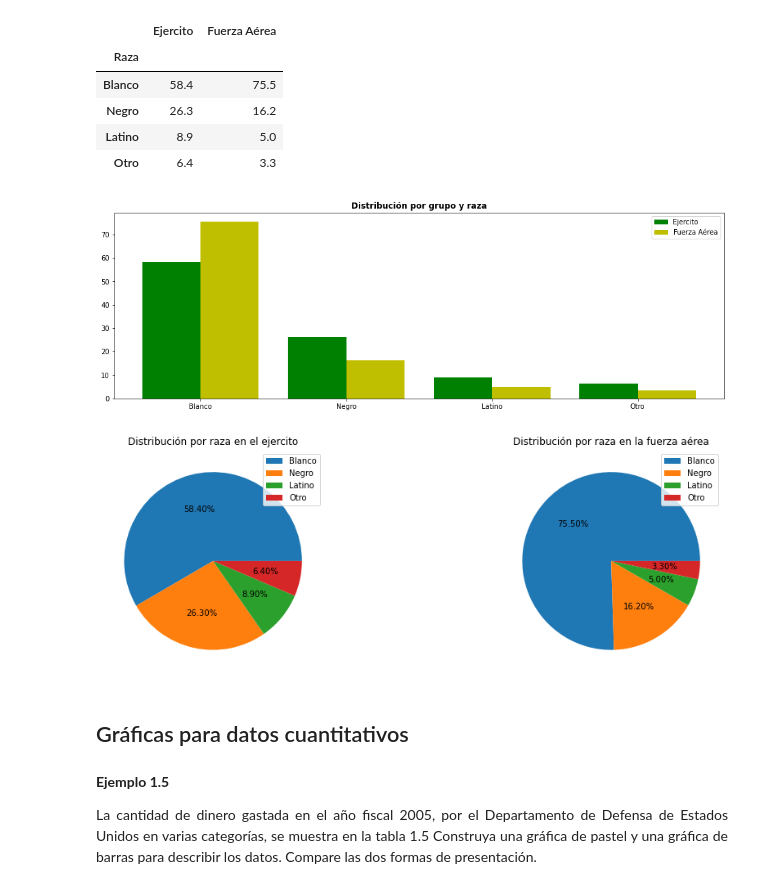
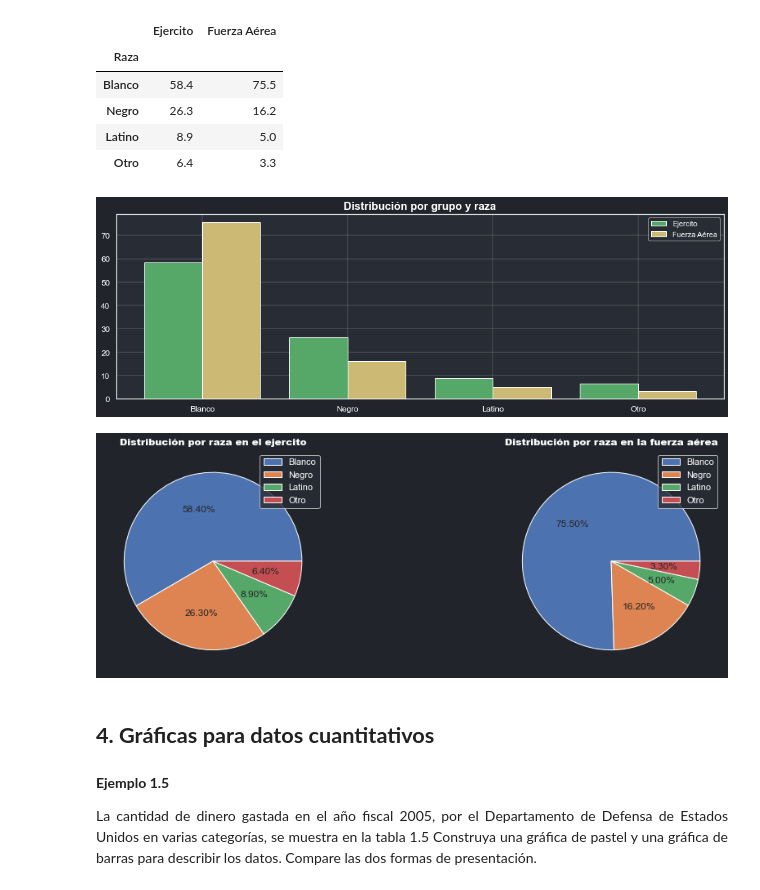
Before and after one commit to JuanFeA98/Estadistica_Probabilidad, a Jupyter notebook: Probabilidad_y_Estadistica/1. Descripcion de datos por medio de graficas.ipynb, the cells around one changed output. Saved outputs shown, nothing was run; the diff lists cells and outputs as text; code cells hidden in the pictures.

```diff
--- a/Probabilidad_y_Estadistica/1. Descripcion de datos por medio de graficas.ipynb
+++ b/Probabilidad_y_Estadistica/1. Descripcion de datos por medio de graficas.ipynb
@@ -71,13 +97,22 @@ df
 # %%
-plt.figure(figsize=(8,4))
-sns.barplot(x=df['Calificación'], y=df['Porcentaje'])
+sns.set(rc={'figure.facecolor': '#21252b', 'axes.facecolor': '#282c34'})
+
+plt.figure(figsize=(14,4))
+
+sns.barplot(data= df, x='Calificación', y='Porcentaje')
 plt.title(
     'Distribución por categorías',
     fontdict={
-        'color':'black',
+        'color':'white',
         'fontsize': 15,
         'fontweight': 'bold'
     }
 )
+
+plt.xticks(color='white', size=12)
+plt.yticks(color='white', size=12)
+
+plt.grid(linewidth=0.2)
+
 plt.show()
 # %% [output]
@@ -199,42 +285,47 @@ df
 | Otro | 6.4 | 3.3 |
 # %%
 # Primer gráfico individual
-
 x = np.arange(len(list(df.index)))
-
 width=0.4
 
+# Barchar
 fig, ax = plt.subplots(figsize=(16, 5))
+
+ax.set_title(
+    'Distribución por grupo y raza',
+    fontdict={'fontweight':'bold', 'color':'white', 'fontsize': 16}
+)
+
 rects1 = ax.bar(x-width/2, df['Ejercito'], width, label='Ejercito', color='g')
 rects1 = ax.bar(x+width/2, df['Fuerza Aérea'], width, label='Fuerza Aérea', color='y')
 
 ax.set_xticks(x)
 ax.set_xticklabels(df.index)
 
-ax.legend()
+plt.xticks(color='white', size=12)
+plt.yticks(color='white', size=12)
 
-ax.set_title('Distribución por grupo y raza', fontdict={'fontweight':'bold'})
-
-plt.show()
+ax.grid(linewidth=0.2)
+ax.legend(labelcolor='white')
 
 # Gráficos grupales
 
 fig, ax = plt.subplots(1, 2, figsize=(16, 5))
 
-ax[0].set_title('Distribución por raza en el ejercito')
+ax[0].set_title('Distribución por raza en el ejercito', color='white', fontweight=1000)
 ax[0].pie(df['Ejercito'], autopct='%1.2f%%')
-ax[0].legend(df.index, loc='upper right')
+ax[0].legend(df.index, loc='upper right', labelcolor='white')
 
-ax[1].set_title('Distribución por raza en la fuerza aérea')
+ax[1].set_title('Distribución por raza en la fuerza aérea', color='white', fontweight=1000)
 ax[1].pie(df['Fuerza Aérea'], autopct='%1.2f%%')
-ax[1].legend(df.index, loc='upper right')
+ax[1].legend(df.index, loc='upper right', labelcolor='white')
 
 plt.show()
 # %% [output]
-[figure, old version]
+[figure, new version]
-[figure, old version]
+[figure, new version]
 # %% [markdown]
-## Gráficas para datos cuantitativos
+## **4. Gráficas para datos cuantitativos**
 # %% [markdown]
 **Ejemplo 1.5**
 
```
Also changed, not shown: parts of 24 cells of this notebook.
